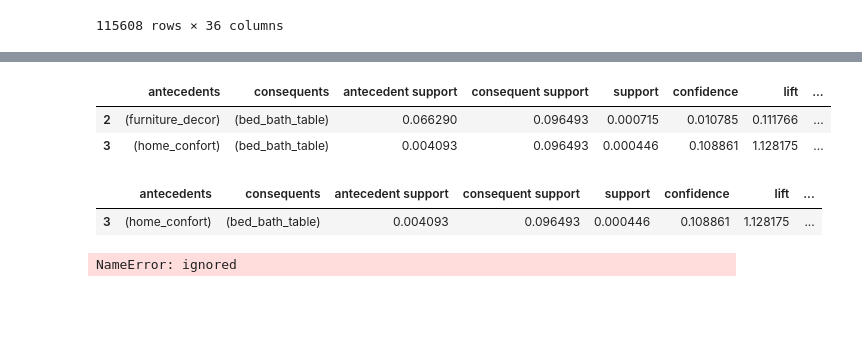
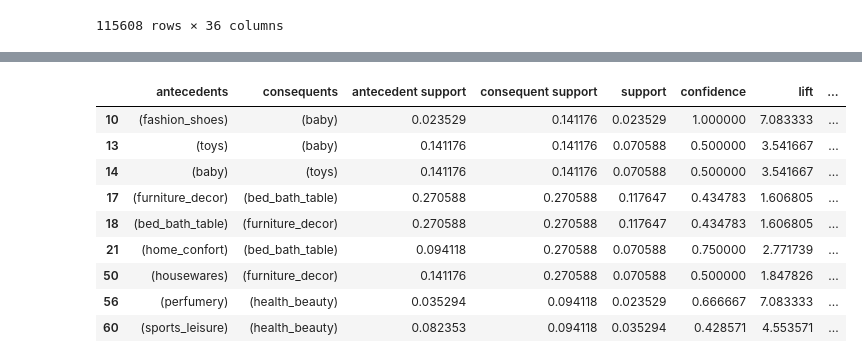
Before and after one commit to Pablocodes1993/finalproject, a Jupyter notebook: CUSTOMER_SEGMENTATION_USING_UNSUPERVISED_METHODS_AND_RFM.ipynb, the cells around one changed output, grey strips where cells are left out. Saved outputs shown, nothing was run; the diff lists cells and outputs as text; code cells hidden in the pictures; blank space fills up the shorter version.

```diff
--- a/CUSTOMER_SEGMENTATION_USING_UNSUPERVISED_METHODS_AND_RFM.ipynb
+++ b/CUSTOMER_SEGMENTATION_USING_UNSUPERVISED_METHODS_AND_RFM.ipynb
@@ -1900,13 +1717,0 @@ Name: product_category_name_english, Length: 71, dtype: int64
-# %%
-
-
-# Transactions done in France
-basket = (merged_df
-          .groupby(['order_id', 'product_category_name_english'])['product_id']
-          .sum().unstack().reset_index().fillna(0))
-
-# Set 'order_id' as a separate column
-basket_df = pd.DataFrame(basket)
-
-# Display the DataFrame
-print(basket_df)
@@ -2251,37 +1749,30 @@ rules
-# %%
-# Select rules with a consequent support above 0.095.
-rules = rules[rules['consequent support'] > 0.095]
-
-# Print rules.
-rules
-# %% [output]
-|  | antecedents | consequents | antecedent support | consequent support | support | confidence | lift | ... |
-| 2 | (furniture_decor) | (bed_bath_table) | 0.066290 | 0.096493 | 0.000715 | 0.010785 | 0.111766 | ... |
-| 3 | (home_confort) | (bed_bath_table) | 0.004093 | 0.096493 | 0.000446 | 0.108861 | 1.128175 | ... |
-# %%
-# Select rules with leverage higher than 0.0.
-rules = rules[rules['leverage'] > 0.0]
-
-# Print rules.
-rules
-# %% [output]
-|  | antecedents | consequents | antecedent support | consequent support | support | confidence | lift | ... |
-| 3 | (home_confort) | (bed_bath_table) | 0.004093 | 0.096493 | 0.000446 | 0.108861 | 1.128175 | ... |
-# %%
-from mlxtend.frequent_patterns import fpgrowth, association_rules
-
-# Assuming you have loaded and preprocessed your transactional data as 'your_data'
-
-# Apply FP-Growth algorithm to generate frequent itemsets
-frequent_itemsets = fpgrowth(your_data, min_support=0.01)
-
-# Generate association rules from frequent itemsets
-rules = association_rules(frequent_itemsets, metric="confidence", min_threshold=0.5)
-
-# Optional: Filter and analyze the association rules based on specific metrics
-filtered_rules = rules[rules['confidence'] > 0.7]
-
-# Print the resulting association rules
-print(filtered_rules)
-# %% [output]
-NameError: ignored
+# %%
+#Filtering the data based on clusters
+merged_df_cluster0=merged_df[merged_df['Cluster'] == 0]
+merged_df_cluster1=merged_df[merged_df['Cluster'] == 1]
+merged_df_cluster2=merged_df[merged_df['Cluster'] == 2]
+merged_df_cluster3=merged_df[merged_df['Cluster'] == 3]
+merged_df_cluster4=merged_df[merged_df['Cluster'] == 4]
+#Preparing the data before applying association mining rules
+basket_df0 = create_basket_df(merged_df_cluster0)
+basket_df1 = create_basket_df(merged_df_cluster1)
+basket_df2 = create_basket_df(merged_df_cluster2)
+basket_df3 = create_basket_df(merged_df_cluster3)
+basket_df4 = create_basket_df(merged_df_cluster4)
+# %%
+# Assuming you have your basket_df1 DataFrame available
+filtered_rules = find_association_rules(basket_df1, min_support=0.01, min_confidence=0.4)
+
+# Display the resulting association rules
+print(filtered_rules)
+# %% [output]
+|  | antecedents | consequents | antecedent support | consequent support | support | confidence | lift | ... |
+| 10 | (fashion_shoes) | (baby) | 0.023529 | 0.141176 | 0.023529 | 1.000000 | 7.083333 | ... |
+| 13 | (toys) | (baby) | 0.141176 | 0.141176 | 0.070588 | 0.500000 | 3.541667 | ... |
+| 14 | (baby) | (toys) | 0.141176 | 0.141176 | 0.070588 | 0.500000 | 3.541667 | ... |
+| 17 | (furniture_decor) | (bed_bath_table) | 0.270588 | 0.270588 | 0.117647 | 0.434783 | 1.606805 | ... |
+| 18 | (bed_bath_table) | (furniture_decor) | 0.270588 | 0.270588 | 0.117647 | 0.434783 | 1.606805 | ... |
+| 21 | (home_confort) | (bed_bath_table) | 0.094118 | 0.270588 | 0.070588 | 0.750000 | 2.771739 | ... |
+| 50 | (housewares) | (furniture_decor) | 0.141176 | 0.270588 | 0.070588 | 0.500000 | 1.847826 | ... |
+| 56 | (perfumery) | (health_beauty) | 0.035294 | 0.094118 | 0.023529 | 0.666667 | 7.083333 | ... |
+| 60 | (sports_leisure) | (health_beauty) | 0.082353 | 0.094118 | 0.035294 | 0.428571 | 4.553571 | ... |
```
Also changed, not shown: parts of 34 cells of this notebook.
